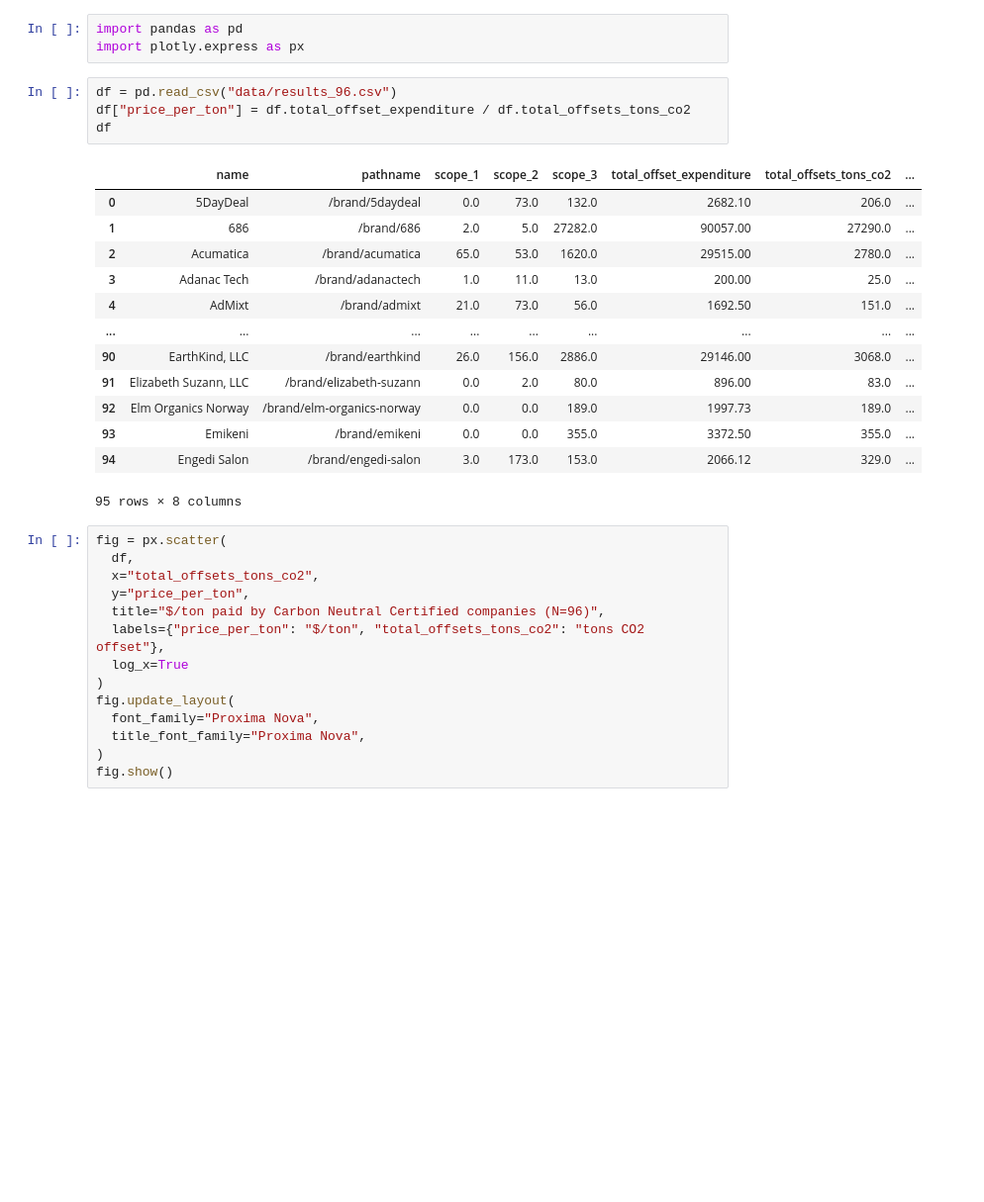
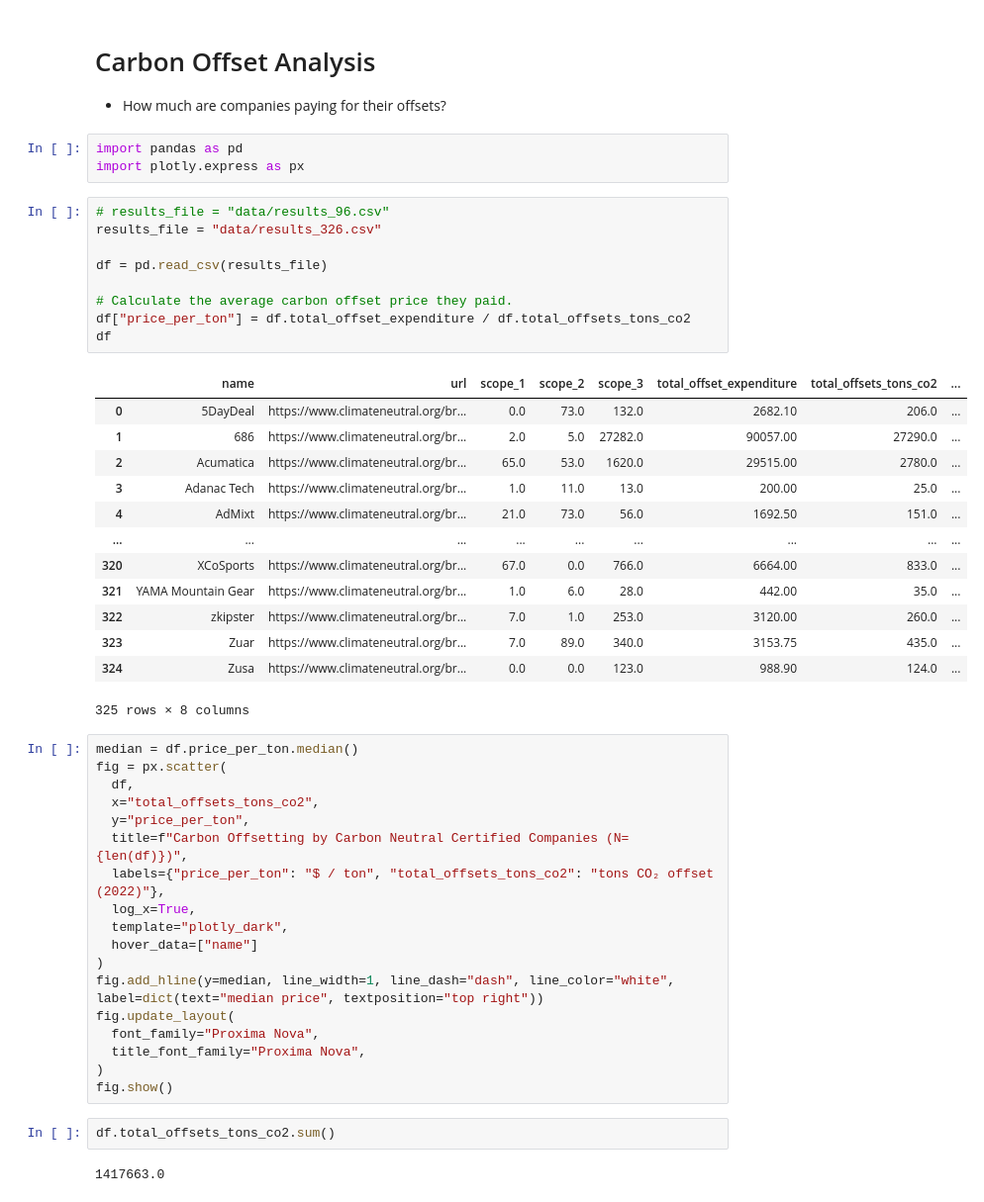
Before and after one commit to miloknowles/climate-neutral, a Jupyter notebook: results.ipynb, the cells around one changed output. Shown at 99% size. Cells and saved outputs as stored; diff of their text form; blank space fills up the shorter version.

```diff
--- a/results.ipynb
+++ b/results.ipynb
@@ -1,35 +1,52 @@
+# %% [markdown]
+# Carbon Offset Analysis
+
+- How much are companies paying for their offsets?
 # %%
 import pandas as pd
 import plotly.express as px
 # %%
-df = pd.read_csv("data/results_96.csv")
+# results_file = "data/results_96.csv"
+results_file = "data/results_326.csv"
+
+df = pd.read_csv(results_file)
+
+# Calculate the average carbon offset price they paid.
 df["price_per_ton"] = df.total_offset_expenditure / df.total_offsets_tons_co2
 df
 # %% [output]
-|  | name | pathname | scope_1 | scope_2 | scope_3 | total_offset_expenditure | total_offsets_tons_co2 | ... |
-| 0 | 5DayDeal | /brand/5daydeal | 0.0 | 73.0 | 132.0 | 2682.10 | 206.0 | ... |
-| 1 | 686 | /brand/686 | 2.0 | 5.0 | 27282.0 | 90057.00 | 27290.0 | ... |
-| 2 | Acumatica | /brand/acumatica | 65.0 | 53.0 | 1620.0 | 29515.00 | 2780.0 | ... |
-| 3 | Adanac Tech | /brand/adanactech | 1.0 | 11.0 | 13.0 | 200.00 | 25.0 | ... |
-| 4 | AdMixt | /brand/admixt | 21.0 | 73.0 | 56.0 | 1692.50 | 151.0 | ... |
+|  | name | url | scope_1 | scope_2 | scope_3 | total_offset_expenditure | total_offsets_tons_co2 | ... |
+| 0 | 5DayDeal | https://www.climateneutral.org/br... | 0.0 | 73.0 | 132.0 | 2682.10 | 206.0 | ... |
+| 1 | 686 | https://www.climateneutral.org/br... | 2.0 | 5.0 | 27282.0 | 90057.00 | 27290.0 | ... |
+| 2 | Acumatica | https://www.climateneutral.org/br... | 65.0 | 53.0 | 1620.0 | 29515.00 | 2780.0 | ... |
+| 3 | Adanac Tech | https://www.climateneutral.org/br... | 1.0 | 11.0 | 13.0 | 200.00 | 25.0 | ... |
+| 4 | AdMixt | https://www.climateneutral.org/br... | 21.0 | 73.0 | 56.0 | 1692.50 | 151.0 | ... |
 | ... | ... | ... | ... | ... | ... | ... | ... | ... |
-| 90 | EarthKind, LLC | /brand/earthkind | 26.0 | 156.0 | 2886.0 | 29146.00 | 3068.0 | ... |
-| 91 | Elizabeth Suzann, LLC | /brand/elizabeth-suzann | 0.0 | 2.0 | 80.0 | 896.00 | 83.0 | ... |
-| 92 | Elm Organics Norway | /brand/elm-organics-norway | 0.0 | 0.0 | 189.0 | 1997.73 | 189.0 | ... |
-| 93 | Emikeni | /brand/emikeni | 0.0 | 0.0 | 355.0 | 3372.50 | 355.0 | ... |
-| 94 | Engedi Salon | /brand/engedi-salon | 3.0 | 173.0 | 153.0 | 2066.12 | 329.0 | ... |
+| 320 | XCoSports | https://www.climateneutral.org/br... | 67.0 | 0.0 | 766.0 | 6664.00 | 833.0 | ... |
+| 321 | YAMA Mountain Gear | https://www.climateneutral.org/br... | 1.0 | 6.0 | 28.0 | 442.00 | 35.0 | ... |
+| 322 | zkipster | https://www.climateneutral.org/br... | 7.0 | 1.0 | 253.0 | 3120.00 | 260.0 | ... |
+| 323 | Zuar | https://www.climateneutral.org/br... | 7.0 | 89.0 | 340.0 | 3153.75 | 435.0 | ... |
+| 324 | Zusa | https://www.climateneutral.org/br... | 0.0 | 0.0 | 123.0 | 988.90 | 124.0 | ... |
-95 rows × 8 columns
+325 rows × 8 columns
 # %%
+median = df.price_per_ton.median()
 fig = px.scatter(
   df,
   x="total_offsets_tons_co2",
   y="price_per_ton",
-  title="$/ton paid by Carbon Neutral Certified companies (N=96)",
-  labels={"price_per_ton": "$/ton", "total_offsets_tons_co2": "tons CO2 offset"},
-  log_x=True
+  title=f"Carbon Offsetting by Carbon Neutral Certified Companies (N={len(df)})",
+  labels={"price_per_ton": "$ / ton", "total_offsets_tons_co2": "tons CO₂ offset (2022)"},
+  log_x=True,
+  template="plotly_dark",
+  hover_data=["name"]
 )
+fig.add_hline(y=median, line_width=1, line_dash="dash", line_color="white", label=dict(text="median price", textposition="top right"))
 fig.update_layout(
   font_family="Proxima Nova",
   title_font_family="Proxima Nova",
 )
 fig.show()
+# %%
+df.total_offsets_tons_co2.sum()
+# %% [output]
+1417663.0
```
Also changed, not shown: 8 other files.
